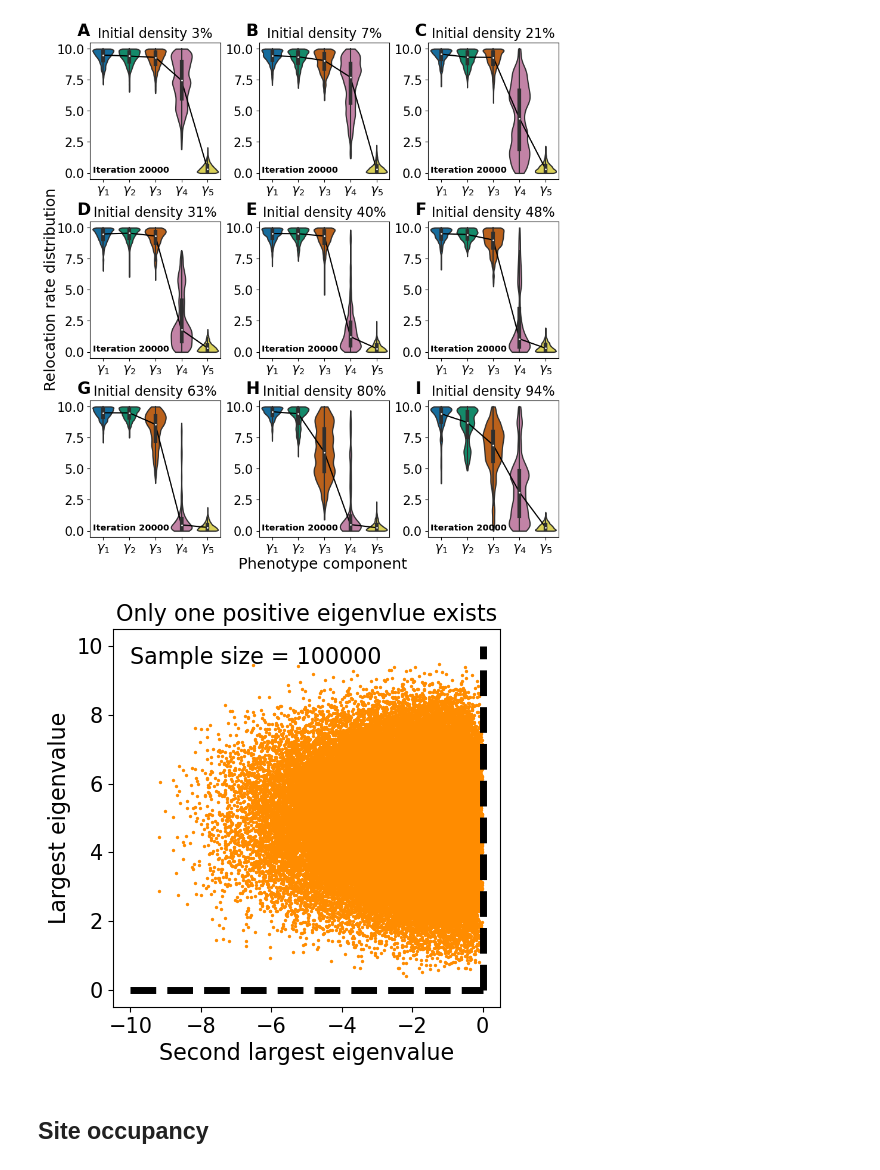
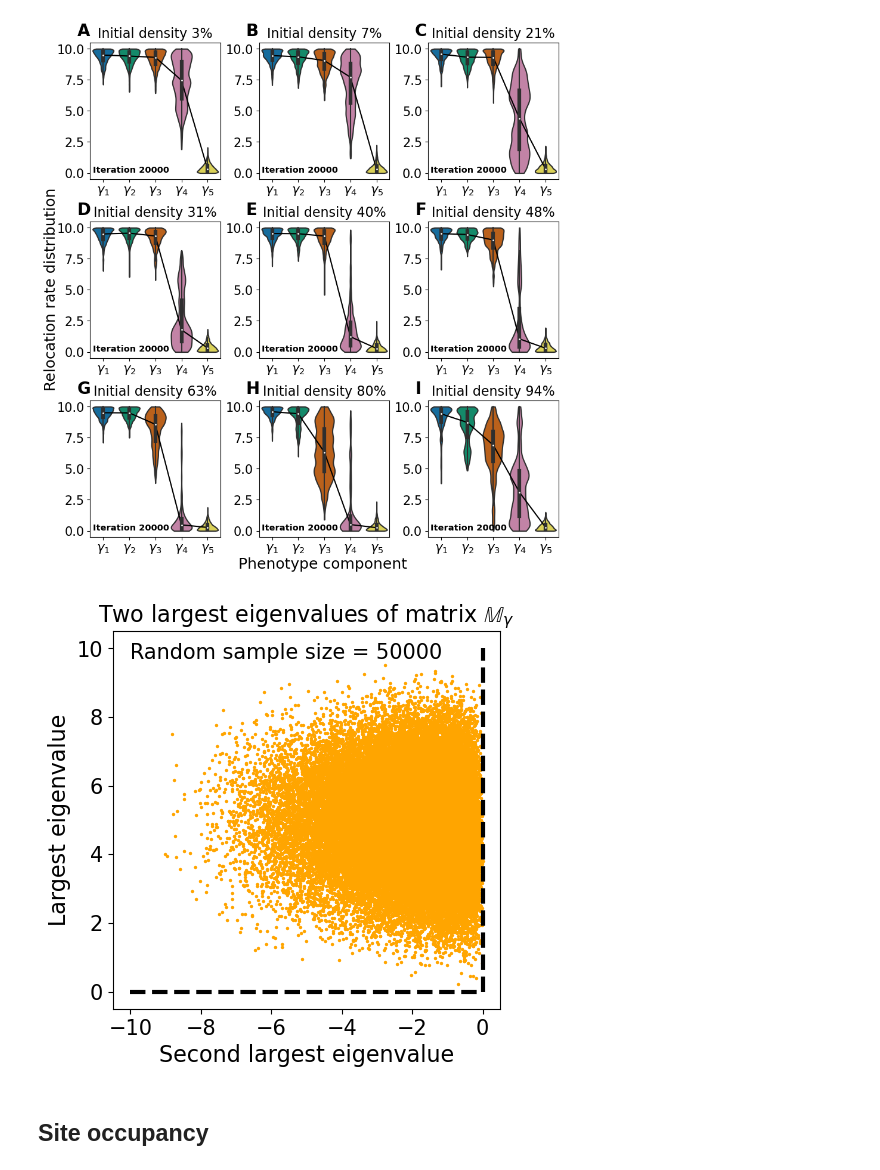
Before and after one commit to tongliang11/Evolution-dynamics, a Jupyter notebook: Figures.ipynb, the cells around one changed output. Drawn from its saved outputs; the diff is of its cells as text; code cells hidden in the pictures.

```diff
--- a/Figures.ipynb
+++ b/Figures.ipynb
@@ -1140,7 +406,7 @@ for c in np.linspace(-0.1, 0.7, 80):
 # color to be distinct from colorbar, warm color
 
 fig, ax = plt.subplots(2, 2, constrained_layout=True,
-                       gridspec_kw=dict(width_ratios=[1.1, 1], height_ratios=[1, 1]), figsize=(10, 6), dpi=100)
+                       gridspec_kw=dict(width_ratios=[1.1, 1], height_ratios=[1, 1]), figsize=(10, 6.5), dpi=100)
 gs = ax[1, 0].get_gridspec()
 for i in range(2):
     ax[i, 1].remove()
@@ -1155,7 +421,7 @@ color_mf = 'orange'
 color_sc = 'cornflowerblue'
 
 ax[0, 0].scatter(b5_meanfield, mean_meanfield, marker='^',
-                 color=color_mf, label='Mean field prediction')
+                 color=color_mf, label='Mean-field prediction')
 ax[0, 0].errorbar(b5_meanfield, mean_meanfield, yerr=std_meanfield,
                   capsize=3, linestyle='None', color=color_mf)
 ax[0, 0].plot(np.linspace(3, 5.5, 100), [func(i, a_m, b_m, c_m, d_m)
@@ -1186,7 +452,7 @@ ax[0, 0].text(0.05, 0.85, 'c = 0', transform=ax[0, 0].transAxes,
     func, b5_meanfield_exp, mean_meanfield_exp, p0=[0, 1, 1, 1])
 
 ax[1, 0].scatter(b5_meanfield_exp, mean_meanfield_exp, marker='^',
-                 color=color_mf, label='Mean field prediction')
+                 color=color_mf, label='Mean-field prediction')
 ax[1, 0].errorbar(b5_meanfield_exp, mean_meanfield_exp,
                   yerr=std_meanfield_exp, capsize=3, linestyle='None', color=color_mf)
 ax[1, 0].plot(np.linspace(3, 18, 100), [func(i, a_m, b_m, c_m, d_m)
@@ -1236,12 +502,12 @@ axbig.vlines(x=0.5, ymin=3, ymax=18, color='w',
              linestyles='dotted', linewidth=8)
 axbig.text(-0.2, 1.05, 'B', transform=axbig.transAxes,
            size=20, weight='bold')
-# axbig.text(0.54, 0.65, 'Mean field predicted', transform=axbig.transAxes,
+# axbig.text(0.54, 0.65, 'Mean-field predicted', transform=axbig.transAxes,
 #            size=9.5,color=color_mf, weight='bold')
 # axbig.text(0.54, 0.62, 'transition boundary', transform=axbig.transAxes,
 #            size=9.5,color=color_mf, weight='bold')
 
-axbig.text(0.65, 0.9, 'Mean field', transform=axbig.transAxes,
+axbig.text(0.65, 0.9, 'Mean-field', transform=axbig.transAxes,
            size=14, color=color_mf, weight='bold')
 axbig.text(0.65, 0.86, 'predicted', transform=axbig.transAxes,
            size=14, color=color_mf, weight='bold')
@@ -1495,47 +825,37 @@ fig.savefig('./Figures/Supplementary_coexistence.pdf', bbox_inches='tight')
 # occupancy after catastrophe for different densities to see high occupancy on high resource levels, dynamics scarcity of site introduced by density, compared to the built-in exponential resource
 # %%
-b = [0, 1, 2, 3, 4]
 c = 0
 p0 = [np.exp(-c*i) for i in range(5)]
 w = p0/np.sum(p0)
 
-def max_eigen2(h):
-    """Compactly generate coefficient matrix and calculate the largest two eigenvalues"""
+def max_eigen2(h, b):
+    """Generate the coefficient matrix and calculate the largest two eigenvalues"""
     m = np.outer(w, np.array(b)+np.array(h))-np.diag(h)
     return np.sort(LA.eig(m)[0])[-2:][::-1]
 
-
-def plot_largest2eigenvalues(sample_size=100000, random_birth_rate=False):
+def plot_largest2eigenvalues(sample_size=100000, random_birth_rate=False,savefig=False):
     """Plot the scatter plot of the largest 2 eigenvalues for randomly generated hopping rate with or without random birth rate"""
-    eign = []
-    for i in range(sample_size):
-        if random_birth_rate:
-            global b
-            b = np.random.rand(5)*10
-        eign.append(max_eigen2(np.random.rand(5)*10))
-    fig=plt.figure(dpi=100,figsize=(5,5))
-    ax=plt.subplot()
-    sc=ax.scatter(np.array(eign)[:, 1], np.array(eign)[:, 0], s=2,color='darkorange')
-    ax.vlines(0, 0, 10, linestyles='dashed',lw=5,color='k')
-    ax.hlines(0, -10, 0, linestyles='dashed',lw=5,color='k')
+    eigen = [max_eigen2(np.random.rand(5)*10, b=np.random.rand(5)*10 if random_birth_rate else [0,1,2,3,4] ) for _ in range(sample_size)]
+    fig = plt.figure(dpi=100, figsize=(5, 5))
+    ax = plt.subplot()
+    sc = ax.scatter(np.array(eigen)[:, 1], np.array(
+        eigen)[:, 0], s=2, color='orange')
+    ax.vlines(0, 0, 10, linestyles='dashed', lw=3, color='k')
+    ax.hlines(0, -10, 0, linestyles='dashed', lw=3, color='k')
     ax.tick_params(axis='x', labelsize=15)
     ax.tick_params(axis='y', labelsize=15)
-    ax.set_title('Only one positive eigenvlue exists',fontsize=16)
-    ax.text(-10,9.5,'Sample size = {}'.format(sample_size),fontsize=16)
-#     cbar=plt.colorbar(sc,aspect=20)
-
-#     cbar.mappable.set_clim(-10,0)
-#     cbar.set_label('Third largest eigenvalue',fontsize=16)
-#     cbar.ax.tick_params(labelsize=15)
+    ax.set_title(
+        'Two largest eigenvalues of matrix $\mathbb{M}_\gamma}$', fontsize=16)
+    ax.text(-10, 9.7, 'Random sample size = {}'.format(sample_size), fontsize=15)
     plt.xlabel("Second largest eigenvalue", fontsize=16)
     plt.ylabel("Largest eigenvalue", fontsize=16)
-    fig.savefig('./Figures/Supplementary_eigenvalues.pdf', bbox_inches='tight')
+    if savefig:
+        fig.savefig('./Figures/Figure_6_eigenvalues.pdf', bbox_inches='tight')
     plt.show()
 
-# b=[4,3,6,6,0]
-plot_largest2eigenvalues(sample_size=100000,random_birth_rate=True)
+plot_largest2eigenvalues(sample_size=50000, random_birth_rate=True,savefig=True)
 # %% [output]
-[figure, old version]
+[figure, new version]
 # %% [markdown]
 ## Site occupancy
 # %%
```
Also changed, not shown: parts of 42 cells of this notebook, 14 other files.
